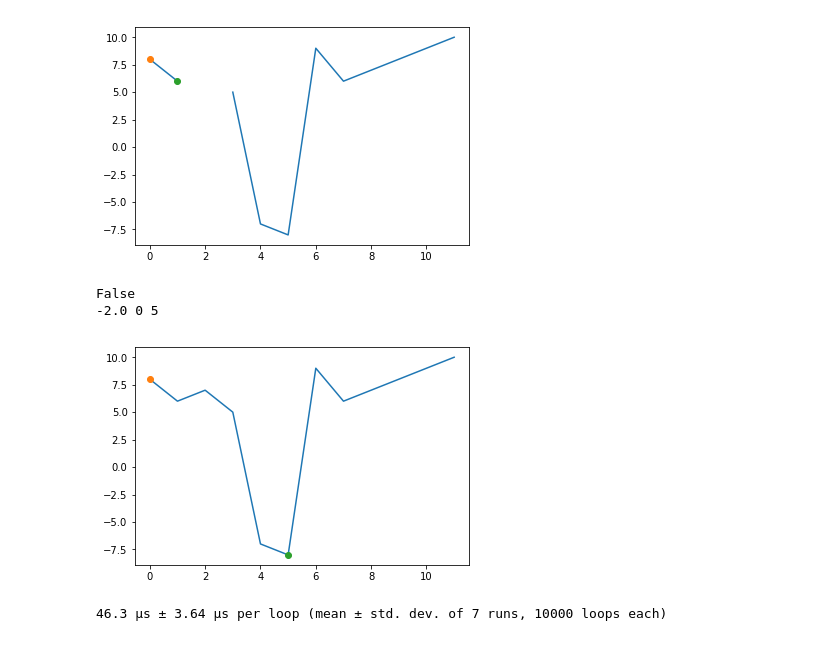
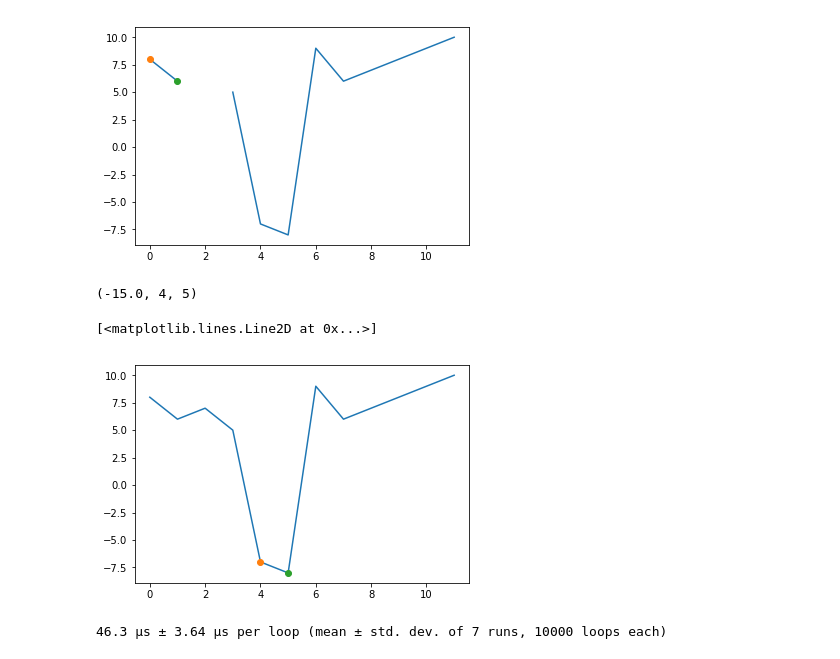
Before and after one commit to Alert-Wang/ipynb, a Jupyter notebook: maxdd.ipynb, the cells around one changed output. Drawn from its saved outputs; the diff is of its cells as text; code cells hidden in the pictures.

```diff
--- a/maxdd.ipynb
+++ b/maxdd.ipynb
@@ -241,16 +242,16 @@ True
 -0.25 0 1
 [figure]
 # %%
-sr  = np.array([8,6,7,5,-7,-8,9,6,7,8,9,10])
+sr  = np.array([8,6,7,5,-7,-8,9,6,7,8,9,10],dtype=np.float32)
 maxdd,start,end = max_drawdown(sr)
+print (maxdd,start,end)
 plt.plot(sr)
 plt.plot(start,sr[start],'o')
 plt.plot(end,sr[end],'o')
-print (maxdd,start,end)
 # %% [output]
-False
--2.0 0 5
+(-15.0, 4, 5)
+[<matplotlib.lines.Line2D at 0x...>]
-[figure, old version]
+[figure, new version]
 # %%
 sr  = np.array([8,6,7,5,-7,-8,9,6,7,8,9,10])
 %timeit  max_drawdown(sr)
```
Also changed, not shown: parts of 4 cells of this notebook, 12 other files.
